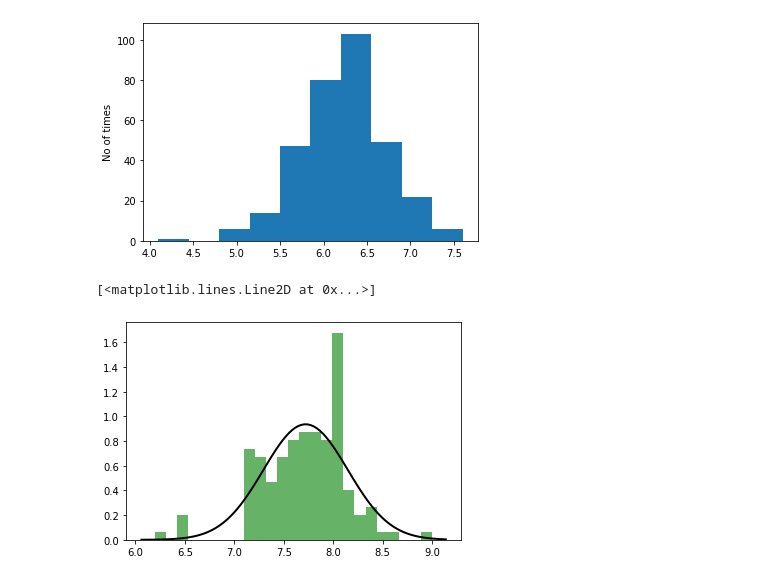
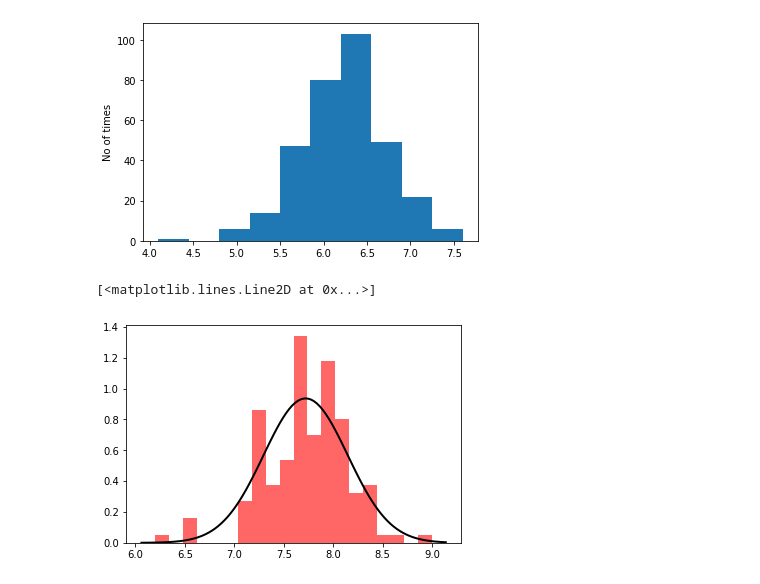
Before and after one commit to Domyy95/CDA, a Jupyter notebook: Correlation with private schools.ipynb, the cells around one changed output. Saved outputs shown, nothing was run; the diff lists cells and outputs as text; code cells hidden in the pictures.

Commit message:
Gaussian distribution private and public schools

```diff
--- a/Correlation with private schools.ipynb
+++ b/Correlation with private schools.ipynb
@@ -60,12 +60,12 @@ Text(0, 0.5, 'No of times')
 # %%
 from scipy.stats import norm
 
 mu, std = norm.fit(private_schools_grades_exp)
-plt.hist(private_schools_grades_exp, bins=25, density=True, alpha=0.6, color='g')
+plt.hist(private_schools_grades_exp, bins=20, density=True, alpha=0.6, color='r')
 xmin, xmax = plt.xlim()
 x = np.linspace(xmin, xmax, 100)
 p = norm.pdf(x, mu, std)
 plt.plot(x, p, 'k', linewidth=2)
 # %% [output]
 [<matplotlib.lines.Line2D at 0x...>]
-[figure, old version]
+[figure, new version]
```
Also changed, not shown: parts of 2 cells of this notebook.
